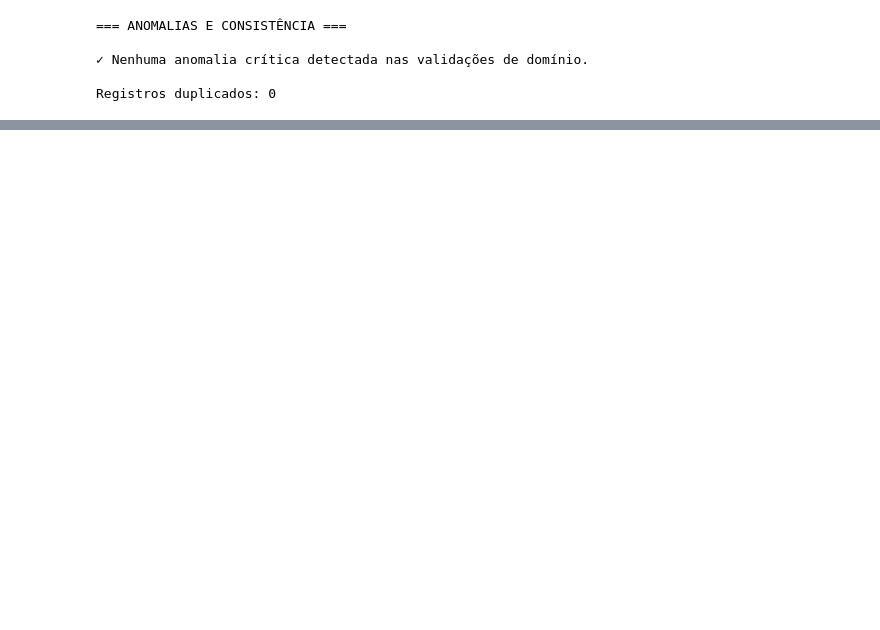
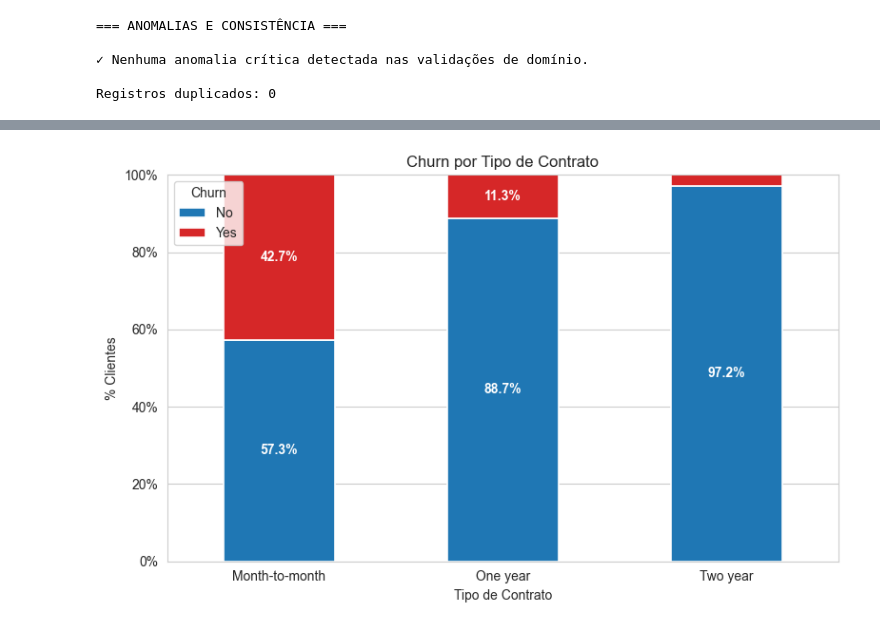
Before and after one commit to FernandoFailla/tech-challenge-fase-1, a Jupyter notebook: notebooks/01_eda.ipynb, the cells around one changed output, grey strips where cells are left out. Drawn from its saved outputs; the diff is of its cells as text; code cells hidden in the pictures; blank space fills up the shorter version.

```diff
--- a/notebooks/01_eda.ipynb
+++ b/notebooks/01_eda.ipynb
@@ -453,0 +535,48 @@ Name: Churn_bin, dtype: float64
+# %%
+# Análise de Churn por Tipo de Contrato (versão mais enxuta)
+colors = ["#1F77B4", "#D62728"]  # No, Yes
+
+contract_pct = (
+    pd.crosstab(df_eda["Contract"], df_eda["Churn"], normalize="index")
+    .mul(100)
+    .reindex(columns=["No", "Yes"])
+)
+
+ax = contract_pct.plot(
+    kind="bar",
+    stacked=True,
+    color=colors,
+    rot=0,
+    figsize=(8, 5),
+    edgecolor="white",
+    linewidth=1.2,
+)
+
+ax.set_title("Churn por Tipo de Contrato")
+ax.set_xlabel("Tipo de Contrato")
+ax.set_ylabel("% Clientes")
+ax.set_ylim(0, 100)
+ax.yaxis.set_major_formatter(mtick.PercentFormatter())
+ax.legend(title="Churn")
+
+# Percentuais em branco nas barras
+for p in ax.patches:
+    h = p.get_height()
+    if h >= 4:
+        x = p.get_x() + p.get_width() / 2
+        y = p.get_y() + h / 2
+        ax.text(
+            x,
+            y,
+            f"{h:.1f}%",
+            ha="center",
+            va="center",
+            color="white",
+            fontsize=10,
+            weight="bold",
+        )
+
+plt.tight_layout()
+plt.show()
+# %% [output]
+[figure, added]
```
Also changed, not shown: parts of 18 cells of this notebook.
